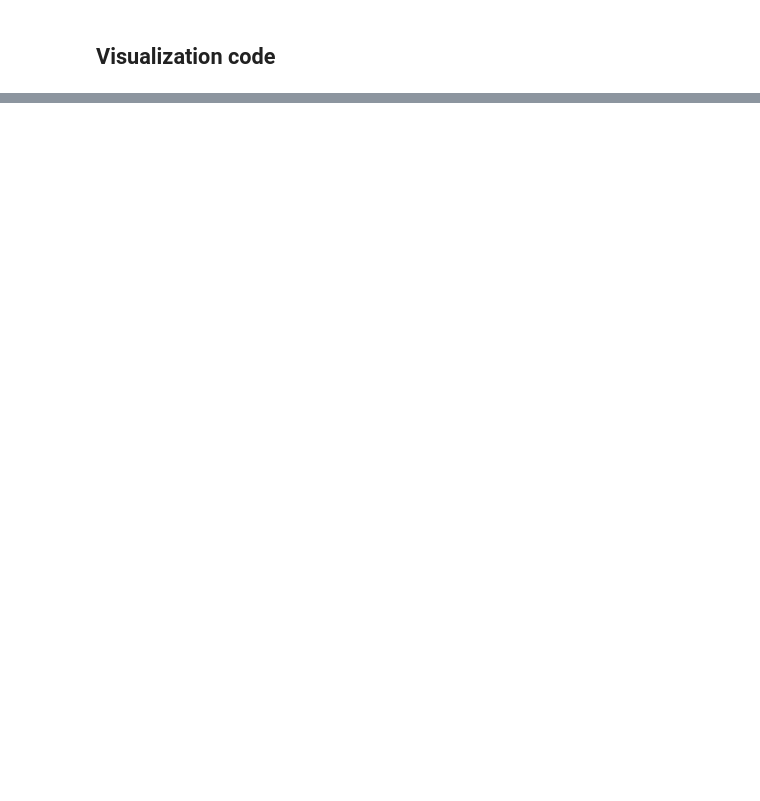
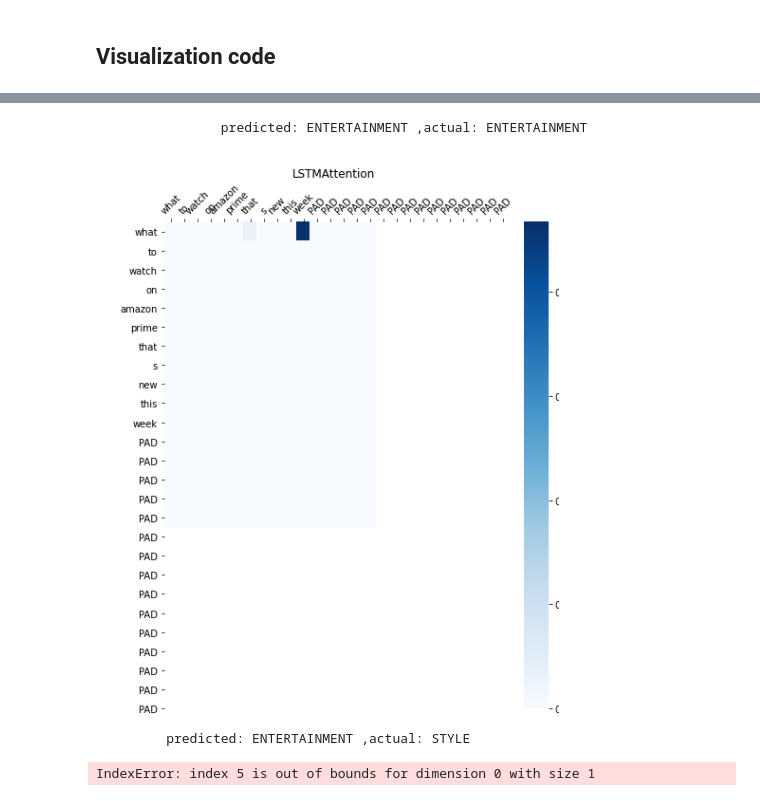
Before and after one commit to fangpinsern/CS4248-Project, a Jupyter notebook: visualizeBert.ipynb, the cells around one changed output, grey strips where cells are left out. Cells and saved outputs as stored; diff of their text form; code cells hidden in the pictures; blank space fills up the shorter version.

```diff
--- a/visualizeBert.ipynb
+++ b/visualizeBert.ipynb
@@ -127,0 +358,11 @@ plt_attentions(get_attentions(attention), tokens)
+# %%
+model = trainer.model
+model.attentionOutput = True
+# %%
+# xb, yb = next(iter(dls[2]))
+phase = 2
+ds = dls[phase].dataset
+dl = dls[phase]
+xb, yb = next(iter(dl))
+xb = xb[0].cuda(), xb[1]
+out, attn = model(xb)
@@ -127,0 +377,20 @@ plt_attentions(get_attentions(attention), tokens)
+# %%
+# 73, 71
+idx = 71
+tokenIds = ds[idx][0][0]
+tokens = []
+for tkid in tokenIds:
+    if tkid == 400001:
+        tokens.append("PAD")
+        continue
+    if tkid >= 400000:
+        tokens.append("UNK")
+        continue
+    tokens.append(ds.glove.itos[tkid])
+attnMap = attn[idx][0].cpu()
+attnMatrix = torch.cat([attnMap.unsqueeze(0), torch.zeros(15,16)])
+print("                predicted:", CATEGORY_SUBSET[torch.argmax(out[idx]).cpu()],",actual:", CATEGORY_SUBSET[ds[idx][1]])
+plt_attentions(attnMatrix, tokens, title="LSTMAttention")
+# %% [output]
+                predicted: ENTERTAINMENT ,actual: ENTERTAINMENT
+[figure, added]
@@ -127,0 +401,26 @@ plt_attentions(get_attentions(attention), tokens)
+# %%
+from proj.data.data import NewsDataset
+# Use idx 0 for good comparison
+# idx = 7011
+transformerDS = NewsDataset(dfs[2], tokenizer=tokenizer)
+toTry = []
+# for idx in toLook[lstIdx:lstIdx+1]:
+lstIdx = 2
+for idx in topKIndices[lstIdx:lstIdx+1]:
+# for idx in range(6000,6100):
+    (inputIds, attention_mask), label = transformerDS[idx]
+    outputs = tfmer(
+        inputIds.unsqueeze(0),
+        attention_mask=attention_mask.unsqueeze(0)
+    )
+    pred = CATEGORY_SUBSET[torch.argmax(outputs[0].cpu())]
+    actual = category(idx)
+    if pred!=actual:
+        toTry.append(idx)
+    print("         predicted:", CATEGORY_SUBSET[torch.argmax(outputs[0].cpu())],",actual:", category(idx))
+    text = " ".join(transformerDS.tokenize(headline(idx)))
+    attention, tokens = attention_tokens(tfmer, tokenizer, transformerDS.tokenize(headline(idx)))
+    plt_attentions(get_attentions(attention), tokens, title="Transformer")
+# %% [output]
+         predicted: ENTERTAINMENT ,actual: STYLE
+IndexError: index 5 is out of bounds for dimension 0 with size 1
```
Also changed, not shown: parts of 30 cells of this notebook.
